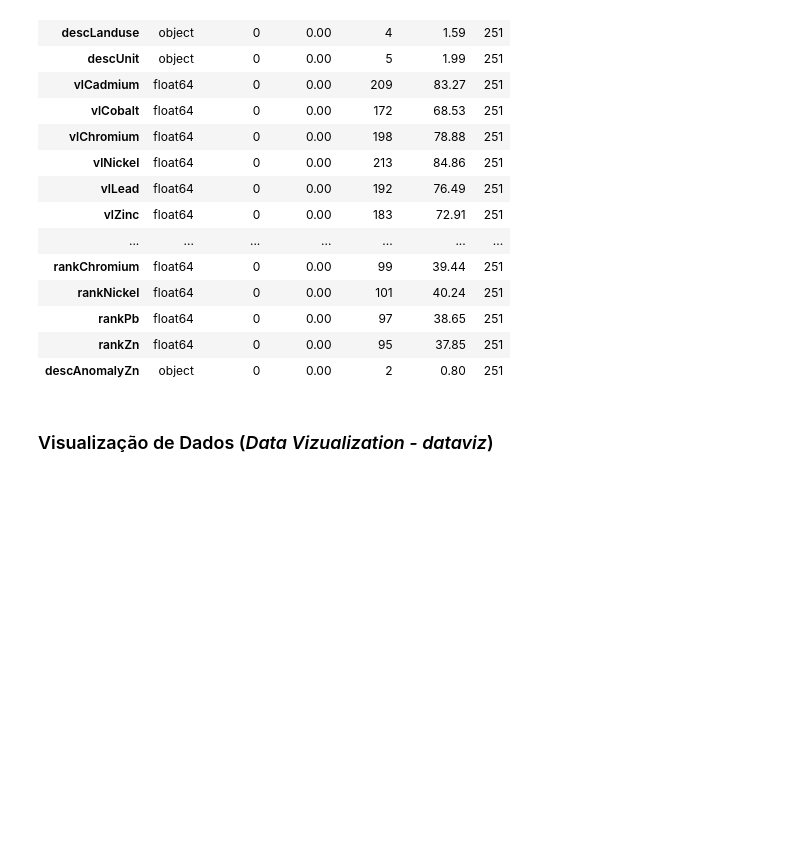
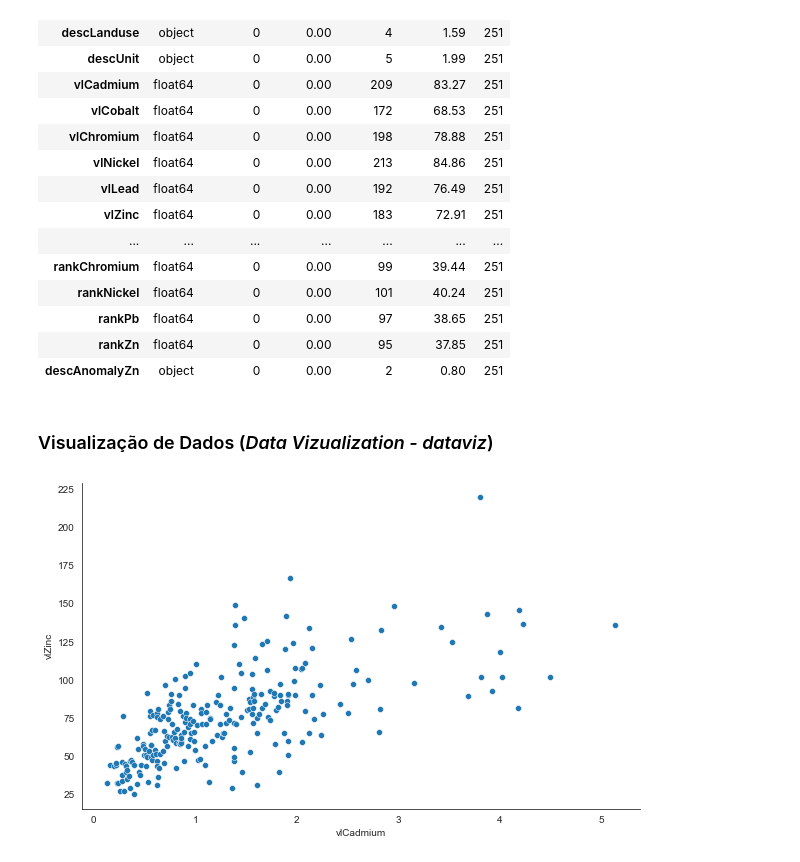
Before and after one commit to luschiro/workflows-geo-data, a Jupyter notebook: modulo_2/modulo_2.ipynb, the cells around one changed output. Drawn from its saved outputs; the diff is of its cells as text; code cells hidden in the pictures; blank space fills up the shorter version.

```diff
--- a/modulo_2/modulo_2.ipynb
+++ b/modulo_2/modulo_2.ipynb
@@ -112,3 +112,15 @@ fig.update_layout(width=800, height=500, title_x=0.5,template="simple_white",fon
 fig.update_xaxes(showline=True,linewidth=0.5,linecolor='black',title_text='x',ticks="inside",tickwidth=0.5)
 fig.update_yaxes(showline=True,linewidth=0.5,linecolor='black',title_text='y',ticks="inside",tickwidth=0.5)
 fig.show()
+# %%
+# plotting
+x=df_jura["vlCadmium"]
+y=df_jura["vlZinc"]
+plt.figure(figsize=(10,6))
+sns.scatterplot(x=df_jura["vlCadmium"], y=df_jura["vlZinc"])
+#p.set_title(f"linear model", fontsize=24)
+#p.set_xlabel("", fontsize=16)
+#p.set_ylabel(y, fontsize=16)
+sns.despine()
+# %% [output]
+[figure, added]
```
